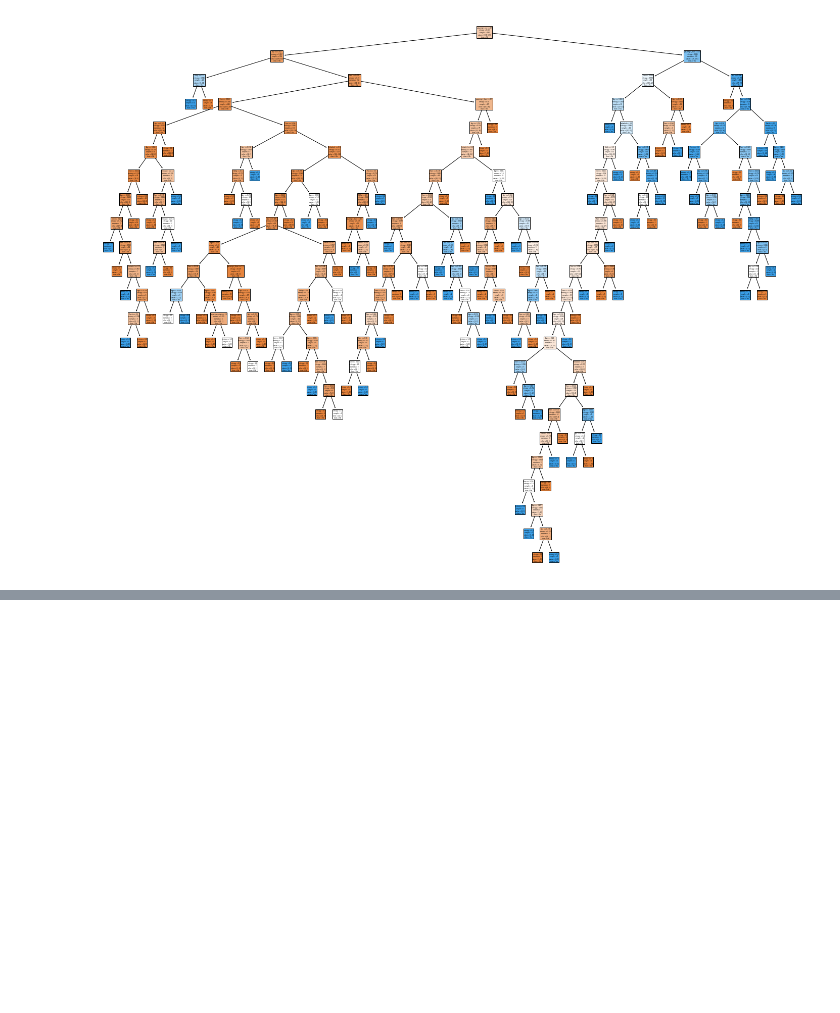
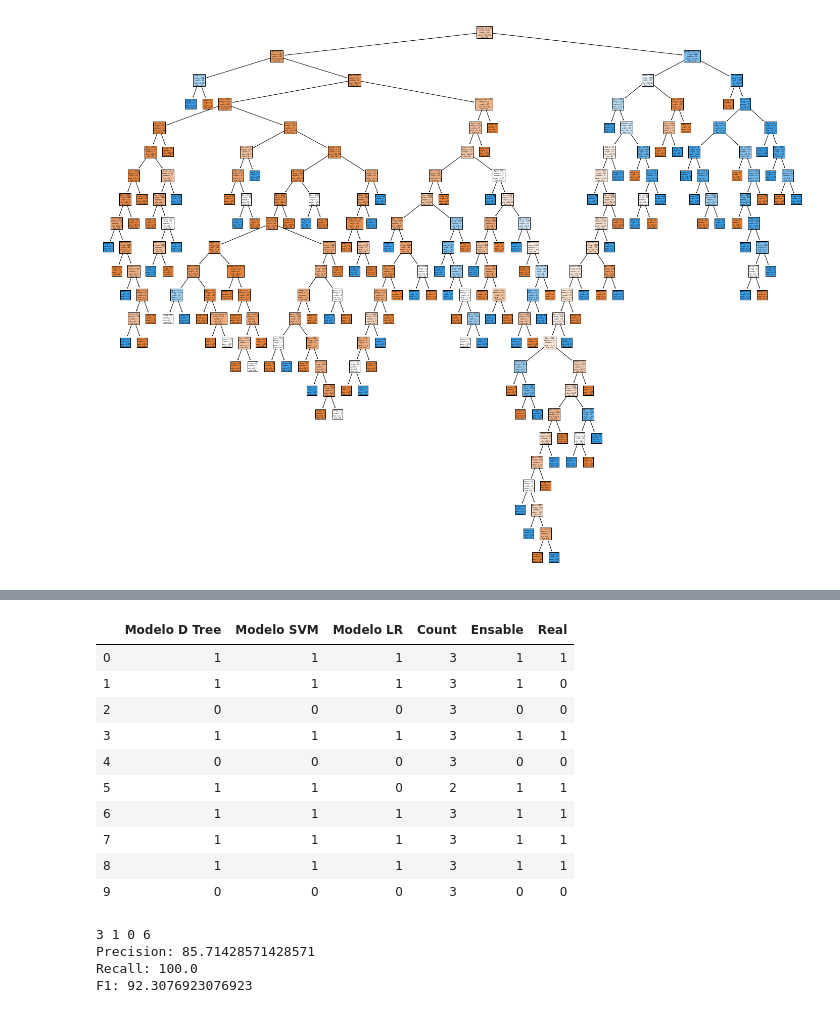
Before and after one commit to HectorMendia/StatisticalLearning1, a Jupyter notebook: proyecto_fase2.ipynb, the cells around one changed output, grey strips where cells are left out. Saved outputs shown, nothing was run; the diff lists cells and outputs as text; code cells hidden in the pictures; blank space fills up the shorter version.

```diff
--- a/proyecto_fase2.ipynb
+++ b/proyecto_fase2.ipynb
@@ -49,0 +193,55 @@ _ = tree.plot_tree(modelo_DT.modelo,
+# %%
+modelos = [modelo_DT,modelo_svm,modelo_lr]
+# %%
+def predict_ensable(nm, xDat):
+    ypred = []
+    id=0
+    for m in nm:
+        #print(id)
+        ypred.append(m.predict(xDat)[0])
+        id += 1
+    conteo = stats.mode(ypred)
+    ypred.append(conteo[1][0])
+    ypred.append(conteo[0][0])
+    return ypred
+# %%
+dat_ensamble = []
+valores = np.random.randint(1,890, size=10)
+
+for i in valores:
+    #modelo_DT.predict(explore[i:i+1])
+    t = predict_ensable(modelos,explore[i:i+1])
+    # valor real
+    t.append(explore[i:i+1]['survived'].to_numpy()[0])
+    #print()
+    dat_ensamble.append(t)
+r_df = pd.DataFrame(dat_ensamble,columns=['Modelo D Tree','Modelo SVM', 'Modelo LR','Count','Ensable','Real'])
+# %%
+r_df
+# %% [output]
+|  | Modelo D Tree | Modelo SVM | Modelo LR | Count | Ensable | Real |
+| 0 | 1 | 1 | 1 | 3 | 1 | 1 |
+| 1 | 1 | 1 | 1 | 3 | 1 | 0 |
+| 2 | 0 | 0 | 0 | 3 | 0 | 0 |
+| 3 | 1 | 1 | 1 | 3 | 1 | 1 |
+| 4 | 0 | 0 | 0 | 3 | 0 | 0 |
+| 5 | 1 | 1 | 0 | 2 | 1 | 1 |
+| 6 | 1 | 1 | 1 | 3 | 1 | 1 |
+| 7 | 1 | 1 | 1 | 3 | 1 | 1 |
+| 8 | 1 | 1 | 1 | 3 | 1 | 1 |
+| 9 | 0 | 0 | 0 | 3 | 0 | 0 |
+# %%
+tn, fp, fn, tp = confusion_matrix(r_df['Real'], r_df['Ensable']).ravel()
+print(tn, fp, fn, tp)
+
+precision = tp / (tp + fp)
+recall = tp / (tp + fn)
+F = (2 * precision * recall) / (precision + recall)
+print ('Precision: {} '.format(precision*100)  )
+print ('Recall: {} '.format(recall*100)  )
+print ('F1: {} '.format(F*100)  )
+# %% [output]
+3 1 0 6
+Precision: 85.71428571428571
+Recall: 100.0
+F1: 92.3076923076923
```
Also changed, not shown: parts of 17 cells of this notebook, 11 other files.
